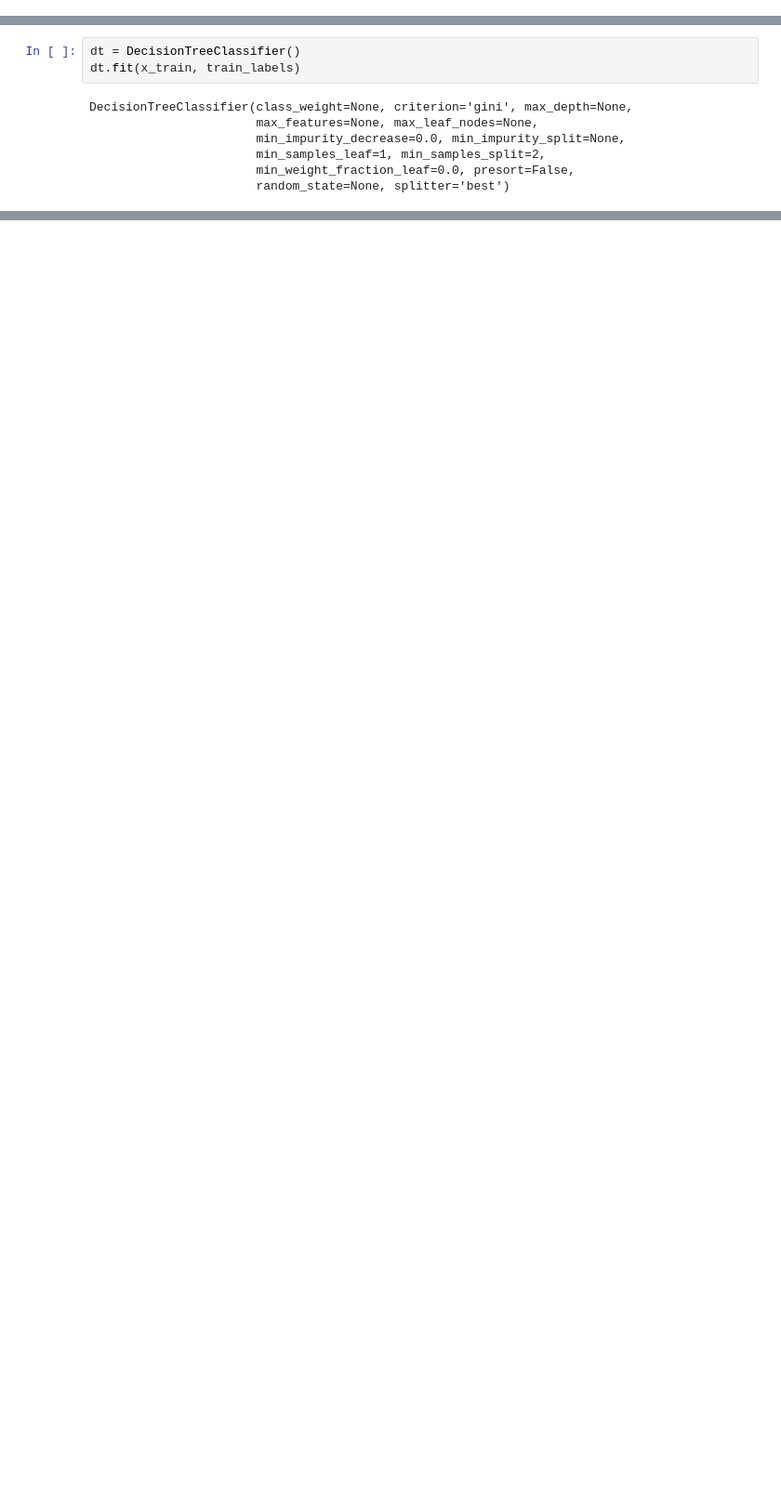
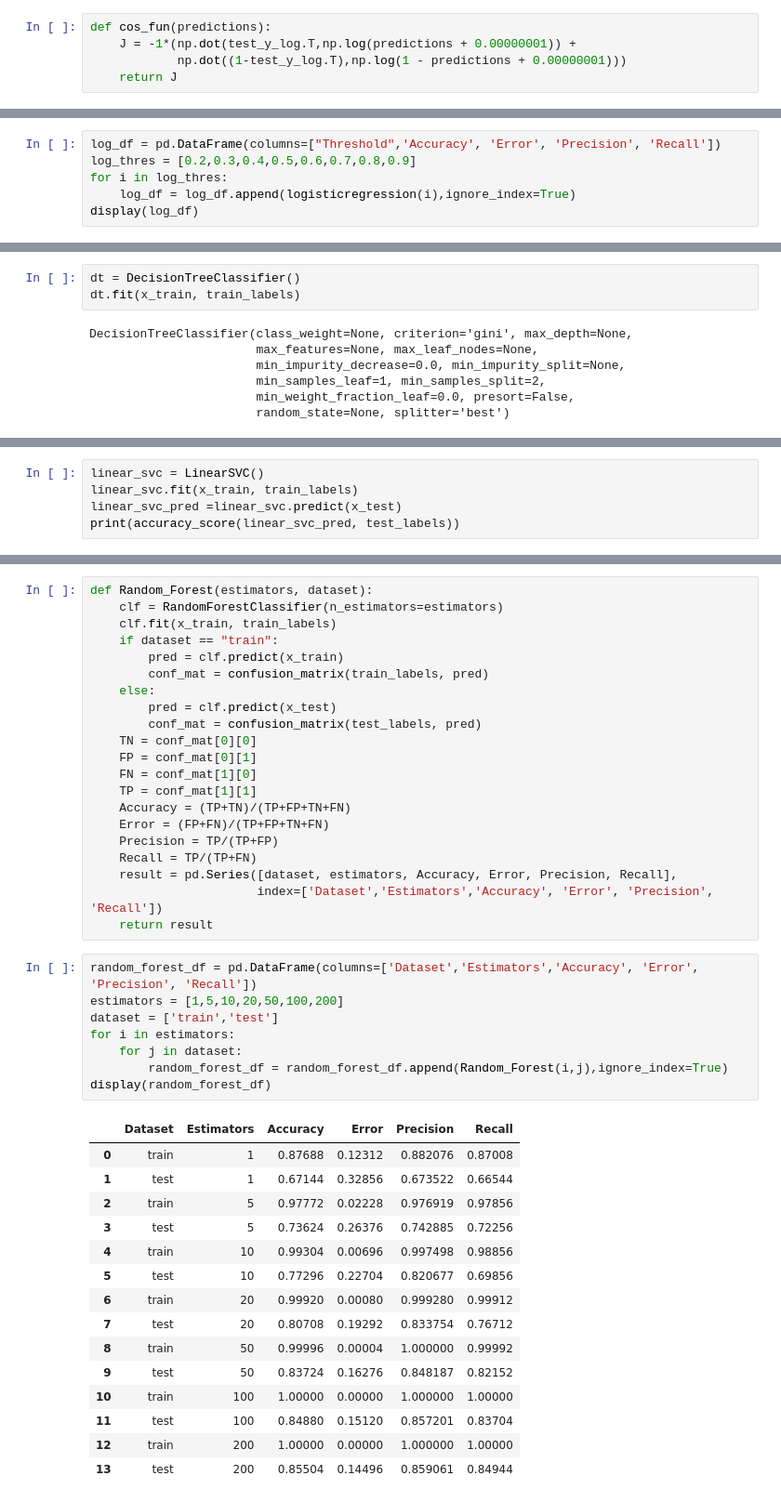
Before and after one commit to ruoxipan/sentiment-analysis, a Jupyter notebook: sml__tf_keras.ipynb, the cells around one changed output, grey strips where cells are left out. Shown at 93% size. Cells and saved outputs as stored; diff of their text form; blank space fills up the shorter version.

```diff
--- a/sml__tf_keras.ipynb
+++ b/sml__tf_keras.ipynb
@@ -189,0 +294,5 @@ print(x_test.shape)
+# %%
+def cos_fun(predictions):
+    J = -1*(np.dot(test_y_log.T,np.log(predictions + 0.00000001)) +
+            np.dot((1-test_y_log.T),np.log(1 - predictions + 0.00000001)))
+    return J
@@ -264,0 +419,6 @@ KNeighborsClassifier(algorithm='auto', leaf_size=30, metric='minkowski',
+# %%
+log_df = pd.DataFrame(columns=["Threshold",'Accuracy', 'Error', 'Precision', 'Recall'])
+log_thres = [0.2,0.3,0.4,0.5,0.6,0.7,0.8,0.9]
+for i in log_thres:
+    log_df = log_df.append(logisticregression(i),ignore_index=True)
+display(log_df)
@@ -294,0 +538,5 @@ print(accuracy_score(test_labels, dt_pred))
+# %%
+linear_svc = LinearSVC()
+linear_svc.fit(x_train, train_labels)
+linear_svc_pred =linear_svc.predict(x_test)
+print(accuracy_score(linear_svc_pred, test_labels))
@@ -294,0 +556,45 @@ print(accuracy_score(test_labels, dt_pred))
+# %%
+def Random_Forest(estimators, dataset):
+    clf = RandomForestClassifier(n_estimators=estimators)
+    clf.fit(x_train, train_labels)
+    if dataset == "train":
+        pred = clf.predict(x_train)
+        conf_mat = confusion_matrix(train_labels, pred)
+    else:
+        pred = clf.predict(x_test)
+        conf_mat = confusion_matrix(test_labels, pred)
+    TN = conf_mat[0][0]
+    FP = conf_mat[0][1]
+    FN = conf_mat[1][0]
+    TP = conf_mat[1][1]
+    Accuracy = (TP+TN)/(TP+FP+TN+FN)
+    Error = (FP+FN)/(TP+FP+TN+FN)
+    Precision = TP/(TP+FP)
+    Recall = TP/(TP+FN)
+    result = pd.Series([dataset, estimators, Accuracy, Error, Precision, Recall],
+                       index=['Dataset','Estimators','Accuracy', 'Error', 'Precision', 'Recall'])
+    return result
+# %%
+random_forest_df = pd.DataFrame(columns=['Dataset','Estimators','Accuracy', 'Error', 'Precision', 'Recall'])
+estimators = [1,5,10,20,50,100,200]
+dataset = ['train','test']
+for i in estimators:
+    for j in dataset:
+        random_forest_df = random_forest_df.append(Random_Forest(i,j),ignore_index=True)
+display(random_forest_df)
+# %% [output]
+|  | Dataset | Estimators | Accuracy | Error | Precision | Recall |
+| 0 | train | 1 | 0.87688 | 0.12312 | 0.882076 | 0.87008 |
+| 1 | test | 1 | 0.67144 | 0.32856 | 0.673522 | 0.66544 |
+| 2 | train | 5 | 0.97772 | 0.02228 | 0.976919 | 0.97856 |
+| 3 | test | 5 | 0.73624 | 0.26376 | 0.742885 | 0.72256 |
+| 4 | train | 10 | 0.99304 | 0.00696 | 0.997498 | 0.98856 |
+| 5 | test | 10 | 0.77296 | 0.22704 | 0.820677 | 0.69856 |
+| 6 | train | 20 | 0.99920 | 0.00080 | 0.999280 | 0.99912 |
+| 7 | test | 20 | 0.80708 | 0.19292 | 0.833754 | 0.76712 |
+| 8 | train | 50 | 0.99996 | 0.00004 | 1.000000 | 0.99992 |
+| 9 | test | 50 | 0.83724 | 0.16276 | 0.848187 | 0.82152 |
+| 10 | train | 100 | 1.00000 | 0.00000 | 1.000000 | 1.00000 |
+| 11 | test | 100 | 0.84880 | 0.15120 | 0.857201 | 0.83704 |
+| 12 | train | 200 | 1.00000 | 0.00000 | 1.000000 | 1.00000 |
+| 13 | test | 200 | 0.85504 | 0.14496 | 0.859061 | 0.84944 |
```
Also changed, not shown: parts of 83 cells of this notebook.
